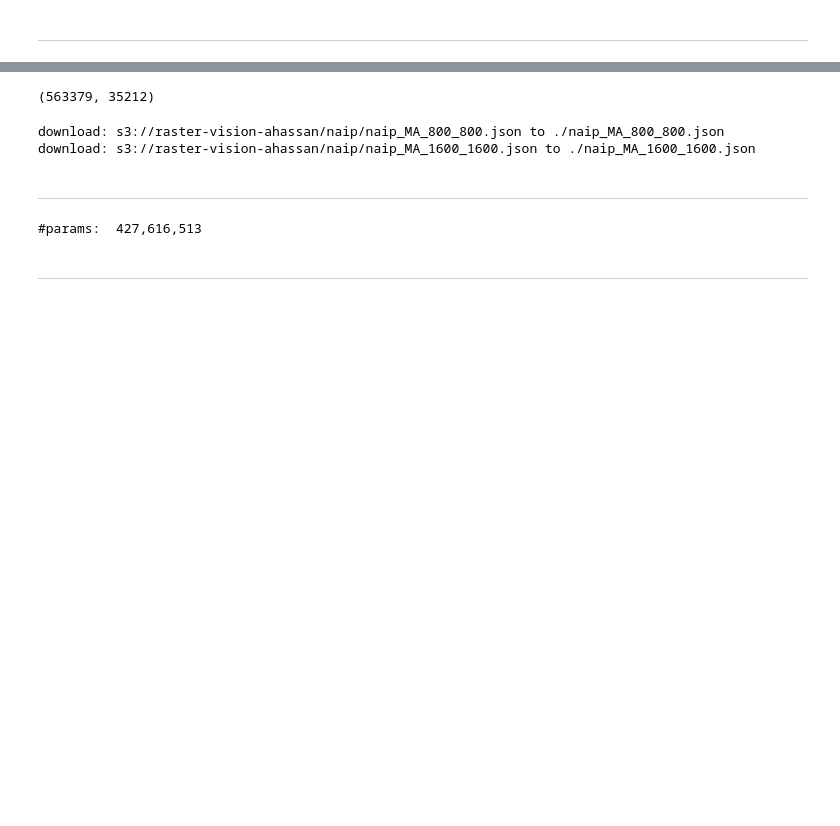
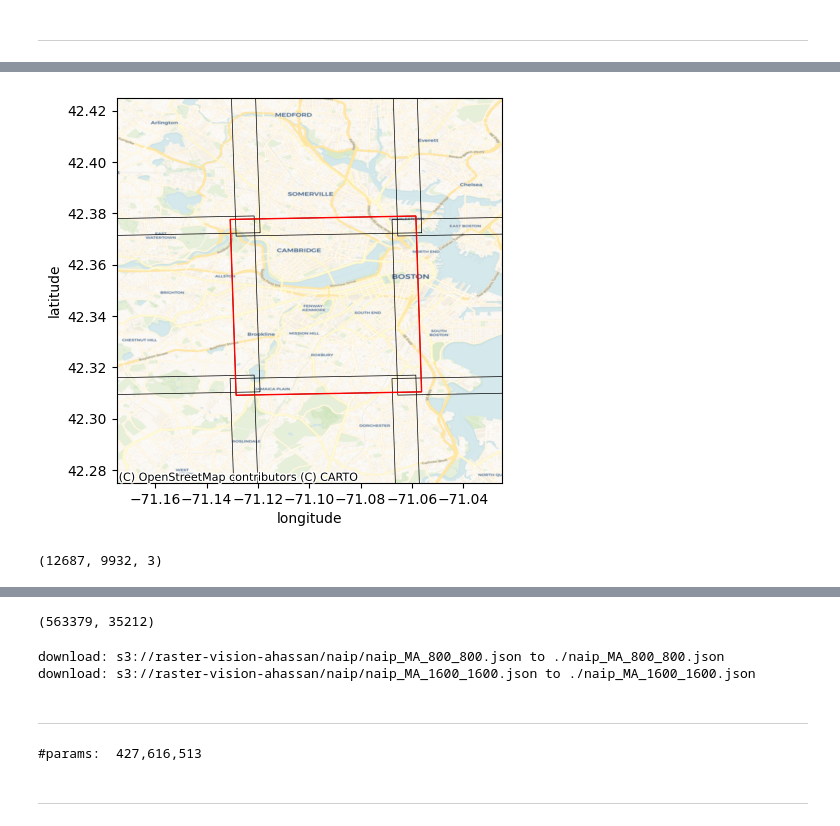
Before and after one commit to AdeelH/raster-vision, a Jupyter notebook: docs/usage/tutorials/queryable-earth/QE_NAIP.ipynb, the cells around one changed output, grey strips where cells are left out. Drawn from its saved outputs; the diff is of its cells as text; code cells hidden in the pictures; blank space fills up the shorter version.

```diff
--- a/docs/usage/tutorials/queryable-earth/QE_NAIP.ipynb
+++ b/docs/usage/tutorials/queryable-earth/QE_NAIP.ipynb
@@ -78,4 +88,5 @@ plt.show()
 # %%
-uris = list_paths('s3://raster-vision-ahassan/naip/2021_MA/', ext='tif')
+img_dirs = list_paths('s3://raster-vision-ahassan/naip/2021_MA/')
+uris = sum((list_paths(d, ext='tif') for d in img_dirs), [])
 len(uris)
 # %% [output]
@@ -82,0 +111,2 @@ len(uris)
+# %%
+rs = RasterioSource(uris[398], channel_order=[0, 1, 2], allow_streaming=False)
@@ -82,0 +129,4 @@ len(uris)
+# %%
+rs_bbox_pixel = np.array(densify_by_factor(rs.bbox.to_points(), 2))
+rs_bbox = np.vstack(rs.crs_transformer.pixel_to_map((rs_bbox_pixel[:, 0], rs_bbox_pixel[:, 1]))).T
+rs_bbox
@@ -82,0 +141,19 @@ len(uris)
+# %%
+plt.close('all')
+fig, ax = plt.subplots(figsize=(5, 5))
+df_aoi.plot(ax=ax, ec='k', fc='none', lw=0.5)
+df_items.plot(ax=ax, ec='k', fc='none', lw=0.5)
+ax.add_patch(patches.Polygon(rs_bbox, ec='r', fc='none'))
+ax.set_xlim((-71.175, -71.025))
+ax.set_ylim((42.275, 42.425))
+cx.add_basemap(ax, crs='epsg:4326', source=cx.providers.CartoDB.Voyager)
+ax.set_xlabel('longitude')
+ax.set_ylabel('latitude')
+plt.show()
+# %% [output]
+[figure, added]
+# %%
+img = rs[:, :]
+img.shape
+# %% [output]
+(12687, 9932, 3)
```
Also changed, not shown: parts of 19 cells of this notebook, 1 other file.
